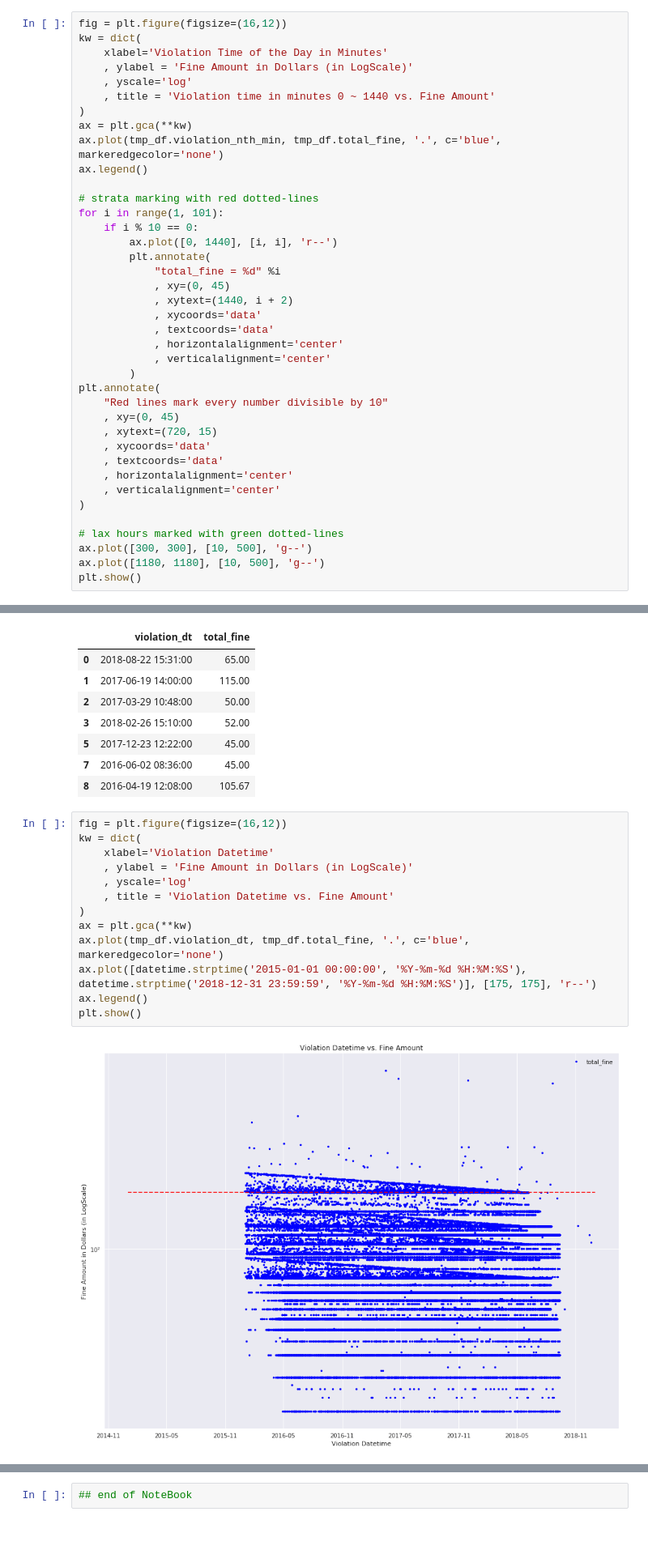
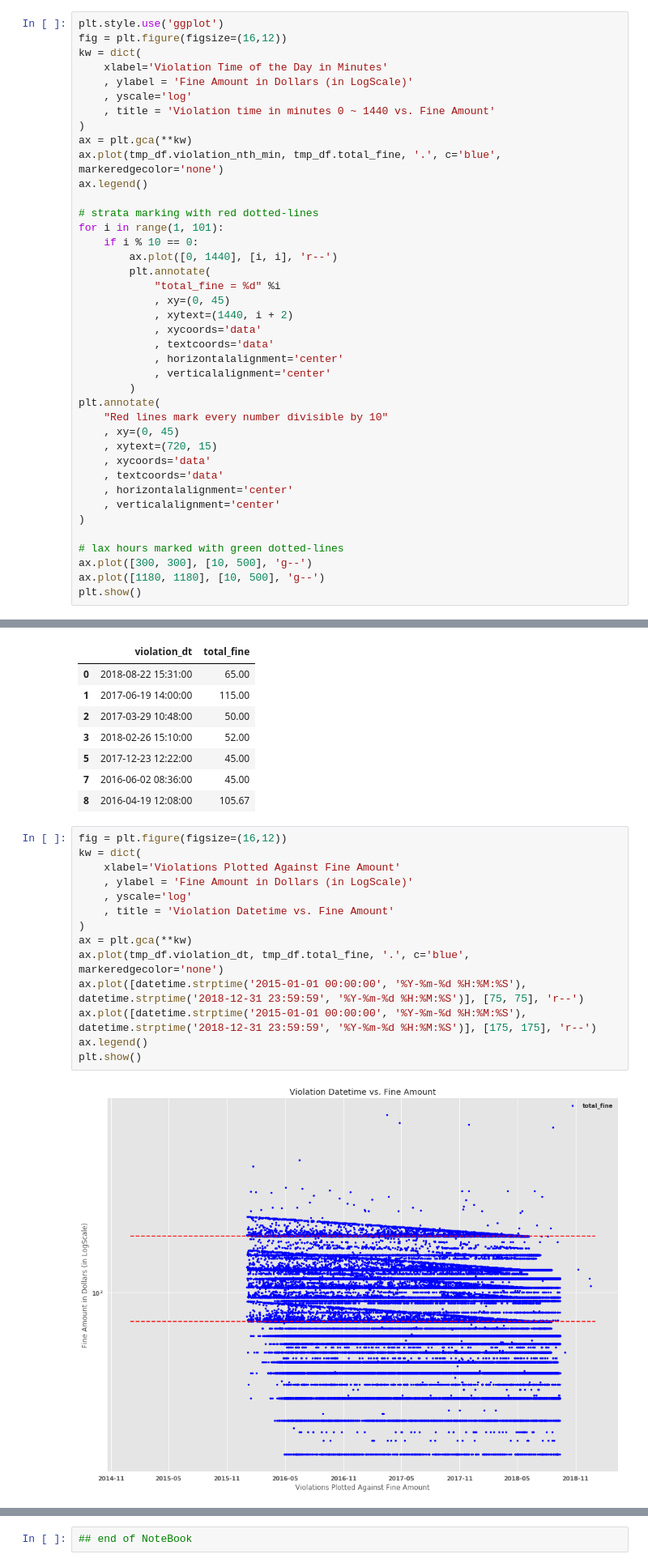
Before and after one commit to sunghoonyang/gallery-in-jupyter, a Jupyter notebook: fall18/principles_of_urban_informatics/hw3/HW3_shy256.ipynb, the cells around one changed output, grey strips where cells are left out. Shown at 81% size. Drawn from its saved outputs; the diff is of its cells as text; blank space fills up the shorter version.

```diff
--- a/fall18/principles_of_urban_informatics/hw3/HW3_shy256.ipynb
+++ b/fall18/principles_of_urban_informatics/hw3/HW3_shy256.ipynb
@@ -112,4 +140,5 @@ tmp_df = tmp_df[tmp_df.total_fine > 0]
 # %%
+plt.style.use('ggplot')
 fig = plt.figure(figsize=(16,12))
 kw = dict(
     xlabel='Violation Time of the Day in Minutes'
@@ -226,18 +255,19 @@ See the caveats in the documentation: http://pandas.pydata.org/pandas-docs/stabl
 # %%
 fig = plt.figure(figsize=(16,12))
 kw = dict(
-    xlabel='Violation Datetime'
+    xlabel='Violations Plotted Against Fine Amount'
     , ylabel = 'Fine Amount in Dollars (in LogScale)'
     , yscale='log'
     , title = 'Violation Datetime vs. Fine Amount'
 )
 ax = plt.gca(**kw)
 ax.plot(tmp_df.violation_dt, tmp_df.total_fine, '.', c='blue', markeredgecolor='none')
+ax.plot([datetime.strptime('2015-01-01 00:00:00', '%Y-%m-%d %H:%M:%S'), datetime.strptime('2018-12-31 23:59:59', '%Y-%m-%d %H:%M:%S')], [75, 75], 'r--')
 ax.plot([datetime.strptime('2015-01-01 00:00:00', '%Y-%m-%d %H:%M:%S'), datetime.strptime('2018-12-31 23:59:59', '%Y-%m-%d %H:%M:%S')], [175, 175], 'r--')
 ax.legend()
 plt.show()
 # %% [output]
-[figure, old version]
+[figure, new version]
 # %% [markdown]
 #### CAPTION
 * interval is ('2015-01-01 23:59:59', '2018-12-31 23:59:59')
```
Also changed, not shown: parts of 29 cells of this notebook, 1 other file.
